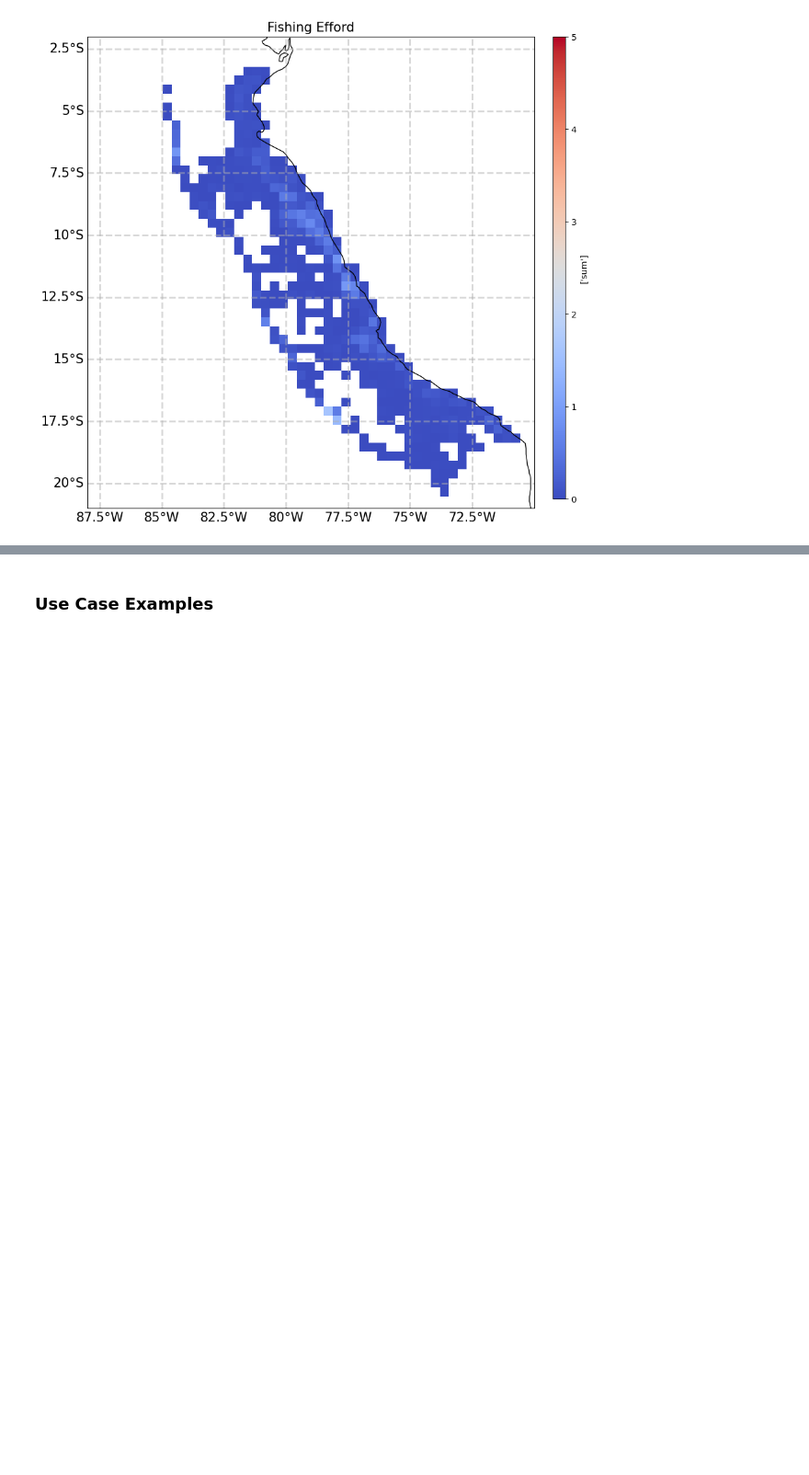
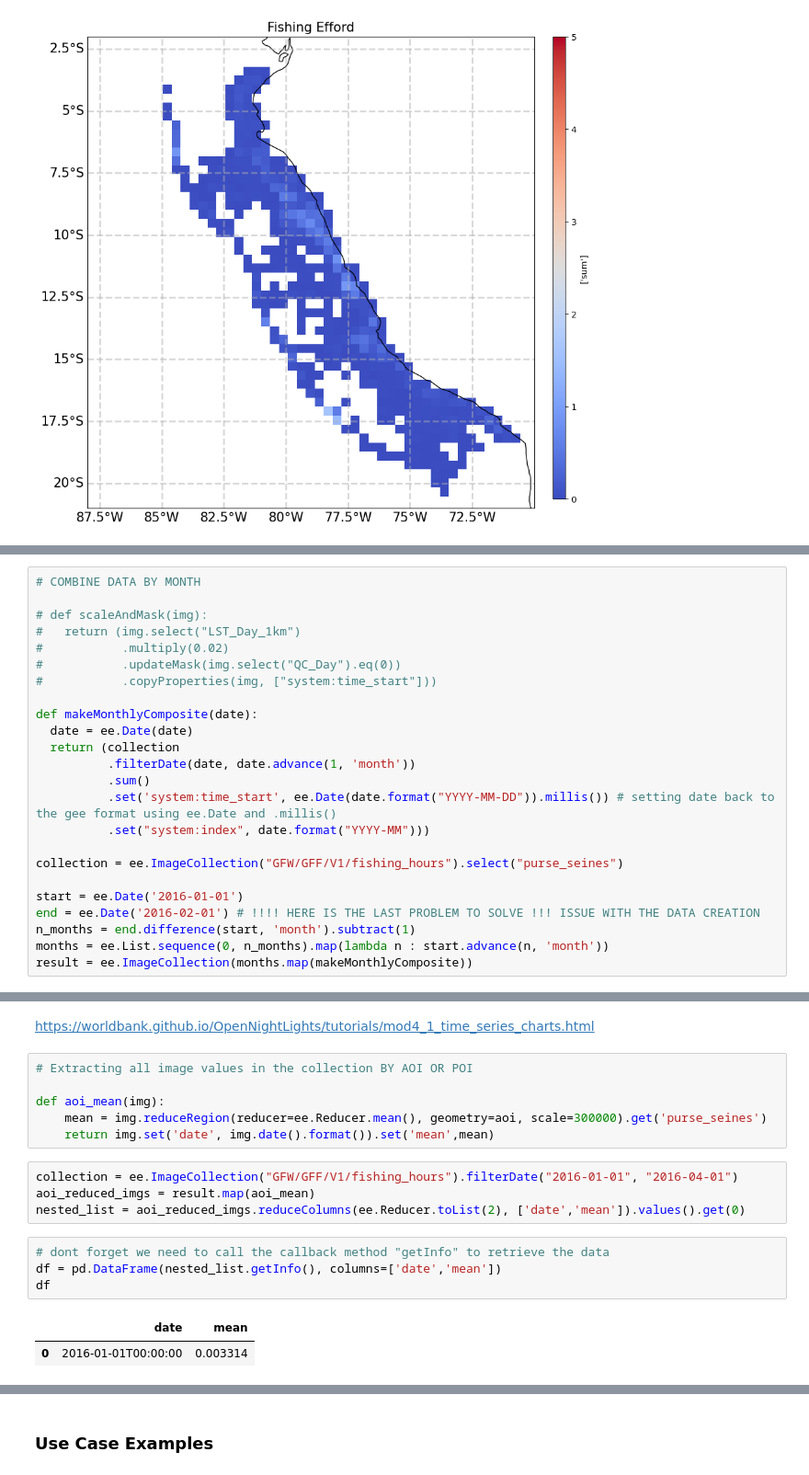
Before and after one commit to jessicafrench/Peruvian-Fisheries-Analysis, a Jupyter notebook: final_project_draft.ipynb, the cells around one changed output, grey strips where cells are left out. Shown: that part at 92% size. Saved outputs shown, nothing was run; the diff lists cells and outputs as text; blank space fills up the shorter version.

Commit message:
selecting data and creating dataframe

```diff
--- a/final_project_draft.ipynb
+++ b/final_project_draft.ipynb
@@ -376,0 +338,24 @@ plt.show()
+# %%
+# COMBINE DATA BY MONTH
+
+# def scaleAndMask(img):
+#   return (img.select("LST_Day_1km")
+#           .multiply(0.02)
+#           .updateMask(img.select("QC_Day").eq(0))
+#           .copyProperties(img, ["system:time_start"]))
+
+def makeMonthlyComposite(date):
+  date = ee.Date(date)
+  return (collection
+          .filterDate(date, date.advance(1, 'month'))
+          .sum()
+          .set('system:time_start', ee.Date(date.format("YYYY-MM-DD")).millis()) # setting date back to the gee format using ee.Date and .millis()
+          .set("system:index", date.format("YYYY-MM")))
+
+collection = ee.ImageCollection("GFW/GFF/V1/fishing_hours").select("purse_seines")
+
+start = ee.Date('2016-01-01')
+end = ee.Date('2016-02-01') # !!!! HERE IS THE LAST PROBLEM TO SOLVE !!! ISSUE WITH THE DATA CREATION
+n_months = end.difference(start, 'month').subtract(1)
+months = ee.List.sequence(0, n_months).map(lambda n : start.advance(n, 'month'))
+result = ee.ImageCollection(months.map(makeMonthlyComposite))
@@ -376,0 +372,19 @@ plt.show()
+# %% [markdown]
+https://worldbank.github.io/OpenNightLights/tutorials/mod4_1_time_series_charts.html
+# %%
+# Extracting all image values in the collection BY AOI OR POI
+
+def aoi_mean(img):
+    mean = img.reduceRegion(reducer=ee.Reducer.mean(), geometry=aoi, scale=300000).get('purse_seines')
+    return img.set('date', img.date().format()).set('mean',mean)
+# %%
+collection = ee.ImageCollection("GFW/GFF/V1/fishing_hours").filterDate("2016-01-01", "2016-04-01")
+aoi_reduced_imgs = result.map(aoi_mean)
+nested_list = aoi_reduced_imgs.reduceColumns(ee.Reducer.toList(2), ['date','mean']).values().get(0)
+# %%
+# dont forget we need to call the callback method "getInfo" to retrieve the data
+df = pd.DataFrame(nested_list.getInfo(), columns=['date','mean'])
+df
+# %% [output]
+|  | date | mean |
+| 0 | 2016-01-01T00:00:00 | 0.003314 |
```
Also changed, not shown: parts of 16 cells of this notebook.
